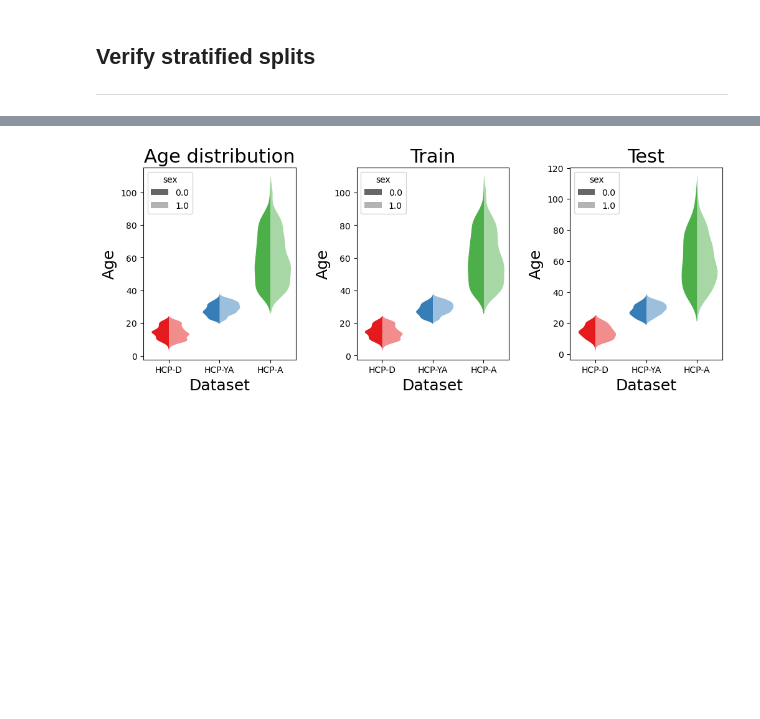
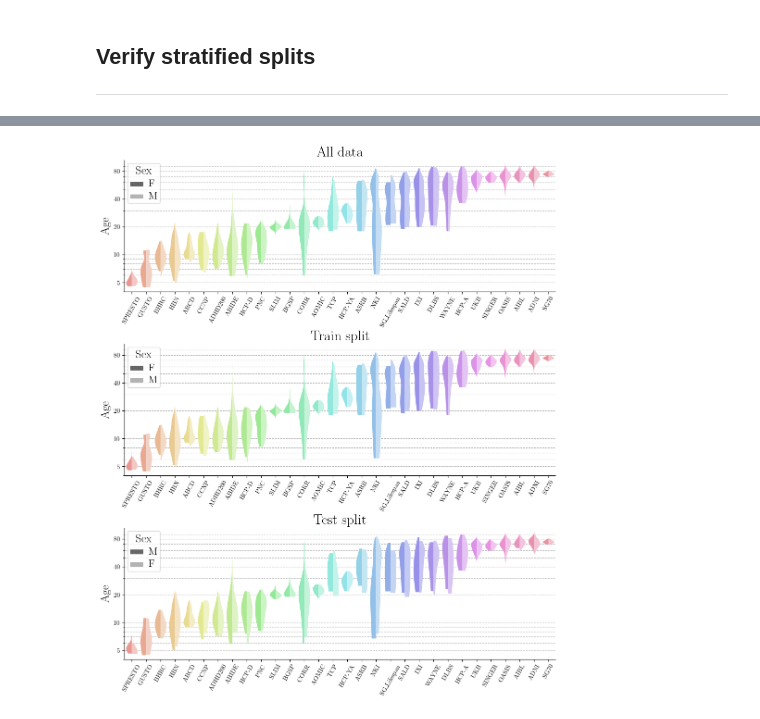
Before and after one commit to sina-mansour/normative_brain_charts, a Jupyter notebook: code/notebooks/02_data_aggregation/02_02_train_test_split_labels.ipynb, the cells around one changed output, grey strips where cells are left out. Cells and saved outputs as stored; diff of their text form; code cells hidden in the pictures; blank space fills up the shorter version.

Commit message:
Updated data aggregation notebooks

```diff
--- a/code/notebooks/02_data_aggregation/02_02_train_test_split_labels.ipynb
+++ b/code/notebooks/02_data_aggregation/02_02_train_test_split_labels.ipynb
@@ -82,5 +94,5 @@ main_dir = os.path.abspath('../../..')
 
 ---
 # %%
-demography_df = pd.read_csv(f'{main_dir}/data/csv/demography_all_datasets.csv', index_col=0).reset_index(drop=True)
-demography_df.head()
+demography_df = pd.read_parquet(f'/mountpoint/data/normative/datasets/all_datasets/demography.parquet').reset_index(drop=True)
+demography_df.tail()
@@ -95,11 +100,3 @@ demography_df.head()
 ## Add split labels
 
 ---
-# %%
-demography_df = pd.concat([demographies[dataset_name] for dataset_name in datasets])
-
-# encode site information
-site_idxs, sites = pd.factorize(demography_df['site'])
-demography_df['siteCode'] = site_idxs
-
-demography_df.head()
@@ -129,3 +102,0 @@ write_np(all_thickness_data, ensure_dir(f'{main_dir}/data/npy/thickness_all_data
-# %%
-demography_df['age_bins'] = pd.qcut(demography_df['age'], q=20, labels=False)
-demography_df.head()
@@ -139,8 +139,9 @@ demography_df.head()
 # %%
 from sklearn.model_selection import train_test_split
 
+# sklearn's train test split stratified against multiple labels
 train_indices, test_indices = train_test_split(
-    np.arange(demography_df.shape[0]), train_size=0.8, random_state=0, shuffle=True, stratify=demography_df[['siteCode', 'age_bins', 'sex']]
+    np.arange(demography_df.shape[0]), train_size=0.8, random_state=0, shuffle=True, stratify=demography_df[['siteCode', 'age_bins',]]
 )
 # %%
 demography_df["split"] = "Train"
@@ -170,19 +176,19 @@ Name: split, dtype: float64
 from matplotlib.collections import PolyCollection
 from matplotlib.colors import to_rgb
 
-fig, axes = plt.subplots(1, 3, figsize=(12, 4))
-fig.subplots_adjust(wspace=0.4)
+fig, axes = plt.subplots(3, 1, figsize=(12, 14))
+fig.subplots_adjust(hspace=0.4)
 
 for i in range(3):
     ax = axes[i]
     if i == 0:
-        ax.set_title('Age distribution', fontsize=22)
+        ax.set_title('All data', fontsize=22)
         sample_df = demography_df.copy()
     elif i == 1:
-        ax.set_title('Train', fontsize=22)
+        ax.set_title('Train split', fontsize=22)
         sample_df = demography_df[demography_df['split'] == 'Train'].copy()
     elif i == 2:
-        ax.set_title('Test', fontsize=22)
+        ax.set_title('Test split', fontsize=22)
         sample_df = demography_df[demography_df['split'] == 'Test'].copy()
 
 
@@ -196,19 +202,53 @@ for i in range(3):
         linewidth=0,
         hue='sex',
         palette=['.4', '.7'],
-        alpha=0.5,
+        alpha=1.,
         split=True,
-        scale="count",
+        density_norm="width",
         order=data_order,
+        bw_adjust=1.5,
+        cut=0,
     )
 
-    colors = sns.color_palette('Set1')
+    colors = sns.color_palette('hls', n_colors=len(data_order))
     for ind, violin in enumerate(ax.findobj(PolyCollection)):
         rgb = to_rgb(colors[ind // 2])
         if ind % 2 != 0:
-            rgb = 0.5 + 0.5 * np.array(rgb)  # make whiter
+            rgb = 0.65 + 0.35 * np.array(rgb)  # make whiter
+        else:
+            rgb = 0.35 + 0.65 * np.array(rgb)  # less whiter
         violin.set_facecolor(rgb)
 
-    ax.set_xlabel('Dataset', fontsize=18)
+    # if i == 2:
+    #     ax.set_xlabel('Dataset', fontsize=18)
+    else:
+        ax.set_xlabel('', fontsize=18)
     ax.set_ylabel('Age', fontsize=18)
+    ax.tick_params(axis='x', rotation=60)
+
+    # Hide top and right spines
+    ax.spines['top'].set_visible(False)
+    ax.spines['right'].set_visible(False)
+
+    ax.set_yscale("log")
+    ax.set_yticks([5, 10, 20, 40, 80])
+    ax.set_yticklabels(["5", "10", "20", "40", "80"])
+    ax.set_ylim(4,105)
+
+    ax.set_axisbelow(True)  # ensures grid is behind the violins
+    ax.grid(
+        which='both',
+        axis='y',
+        linestyle='--',
+        linewidth=0.8,
+        color='gray',
+        alpha=0.6
+    )
+
+    leg = ax.get_legend()
+    leg.set_title("Sex")
+    leg.get_title().set_fontsize(18)
+
+    for text in leg.get_texts():
+        text.set_fontsize(16)
 # %% [output]
@@ -217 +257 @@ Wall time: 151 ms
-[figure, old version]
+[figure, new version]
```
Also changed, not shown: parts of 22 cells of this notebook.
